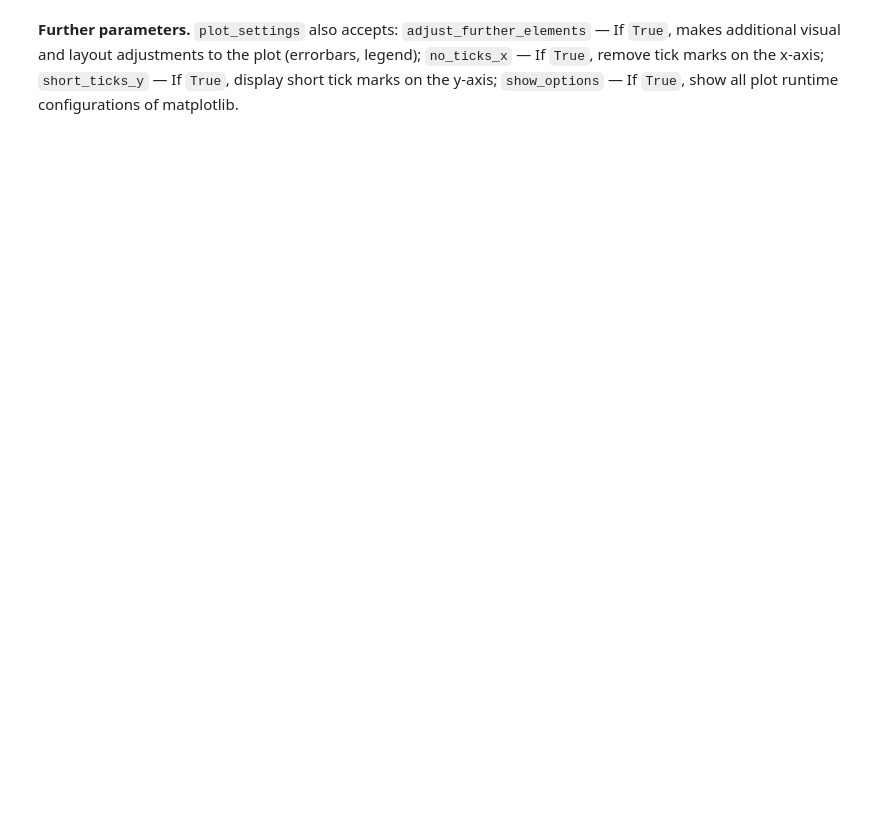
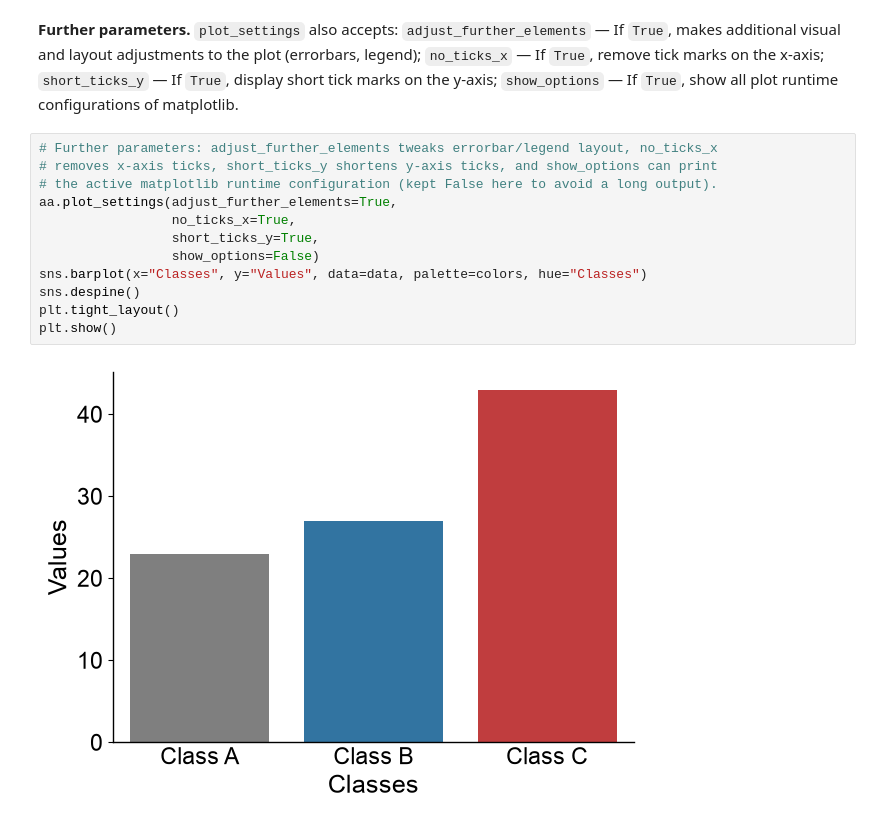
Before and after one commit to breimanntools/aaanalysis, a Jupyter notebook: examples/plotting/plot_settings.ipynb, the cells around one changed output. Cells and saved outputs as stored; diff of their text form; blank space fills up the shorter version.

```diff
--- a/examples/plotting/plot_settings.ipynb
+++ b/examples/plotting/plot_settings.ipynb
@@ -105,2 +105,16 @@ plt.show()
 # %% [markdown]
 **Further parameters.** ``plot_settings`` also accepts: ``adjust_further_elements`` — If ``True``, makes additional visual and layout adjustments to the plot (errorbars, legend); ``no_ticks_x`` — If ``True``, remove tick marks on the x-axis; ``short_ticks_y`` — If ``True``, display short tick marks on the y-axis; ``show_options`` — If ``True``, show all plot runtime configurations of matplotlib.
+# %%
+# Further parameters: adjust_further_elements tweaks errorbar/legend layout, no_ticks_x
+# removes x-axis ticks, short_ticks_y shortens y-axis ticks, and show_options can print
+# the active matplotlib runtime configuration (kept False here to avoid a long output).
+aa.plot_settings(adjust_further_elements=True,
+                 no_ticks_x=True,
+                 short_ticks_y=True,
+                 show_options=False)
+sns.barplot(x="Classes", y="Values", data=data, palette=colors, hue="Classes")
+sns.despine()
+plt.tight_layout()
+plt.show()
+# %% [output]
+[figure, added]
```
Also changed, not shown: parts of 7 cells of this notebook, 17 other files.
